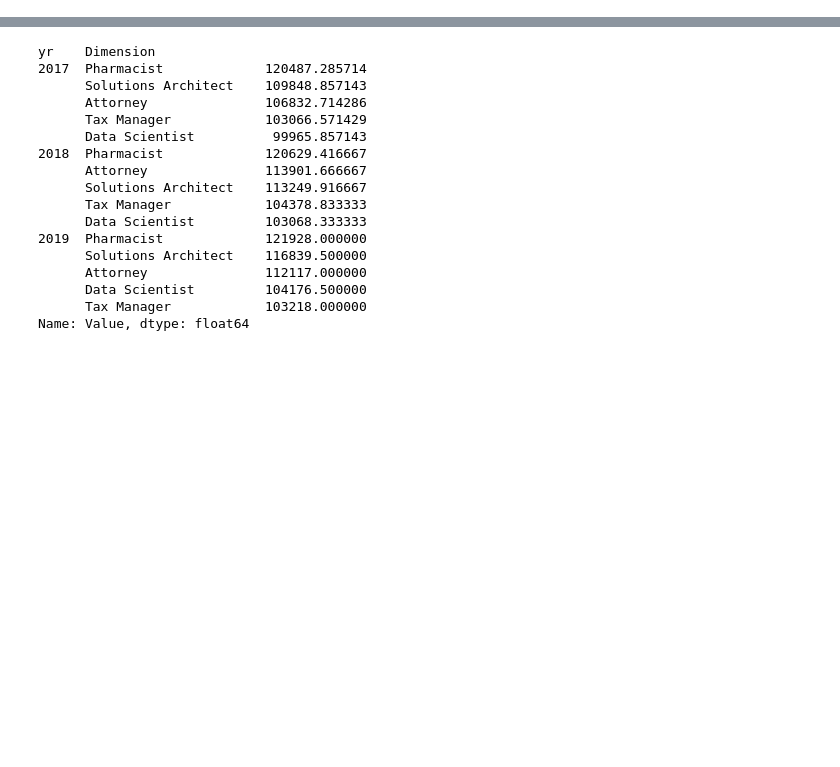
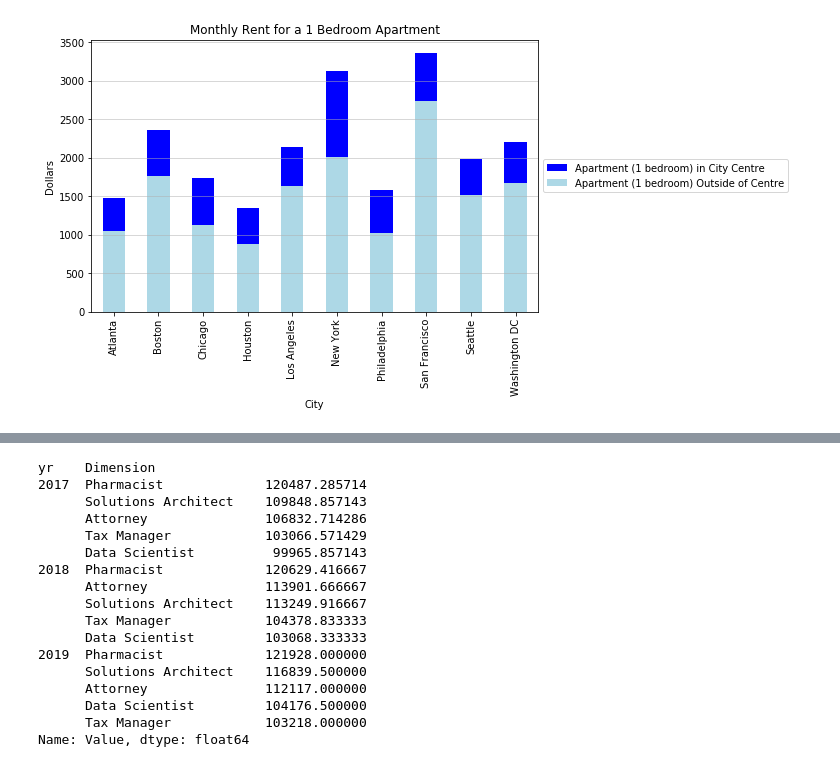
Before and after one commit to cinhui/project_one, a Jupyter notebook: data_exploration_charts.ipynb, the cells around one changed output, grey strips where cells are left out. Cells and saved outputs as stored; diff of their text form; code cells hidden in the pictures; blank space fills up the shorter version.

```diff
--- a/data_exploration_charts.ipynb
+++ b/data_exploration_charts.ipynb
@@ -151,0 +13,5 @@ top_five = glassdoor_job_title_df.groupby(["Metro","yr"]).apply(lambda x: (x.gro
+# %%
+# Read in cost of living data
+cost_of_living_df = pd.read_csv(f"{resources_folder}/cost_of_living_data.csv",index_col="City",
+                                encoding="utf-8")
+cost_of_living_df.columns
@@ -151,0 +52,3 @@ top_five = glassdoor_job_title_df.groupby(["Metro","yr"]).apply(lambda x: (x.gro
+# %%
+# sort the city names
+cost_of_living_df.sort_index(axis="index",inplace=True)
@@ -151,0 +83,16 @@ top_five = glassdoor_job_title_df.groupby(["Metro","yr"]).apply(lambda x: (x.gro
+# %%
+# Monthly Rent for a 1 Bedroom Apartment in the ten cities
+plt.figure(figsize=(8,5))
+ax = plt.gca()
+cost_of_living_df.plot(kind='bar',y='Apartment (1 bedroom) in City Centre',color='b',ax=ax)
+cost_of_living_df.plot(kind='bar',y='Apartment (1 bedroom) Outside of Centre',color='lightblue',ax=ax)
+plt.xlabel("City")
+plt.ylabel("Dollars")
+plt.legend(loc='center left', bbox_to_anchor=(1, 0.5))
+ax.yaxis.grid(linewidth=0.5)
+title = "Monthly Rent for a 1 Bedroom Apartment"
+plt.title(title)
+plt.savefig(f"{output_folder}/{title}.png", dpi=300, bbox_inches = "tight")
+plt.show()
+# %% [output]
+[figure, added]
```
Also changed, not shown: parts of 65 cells of this notebook.
